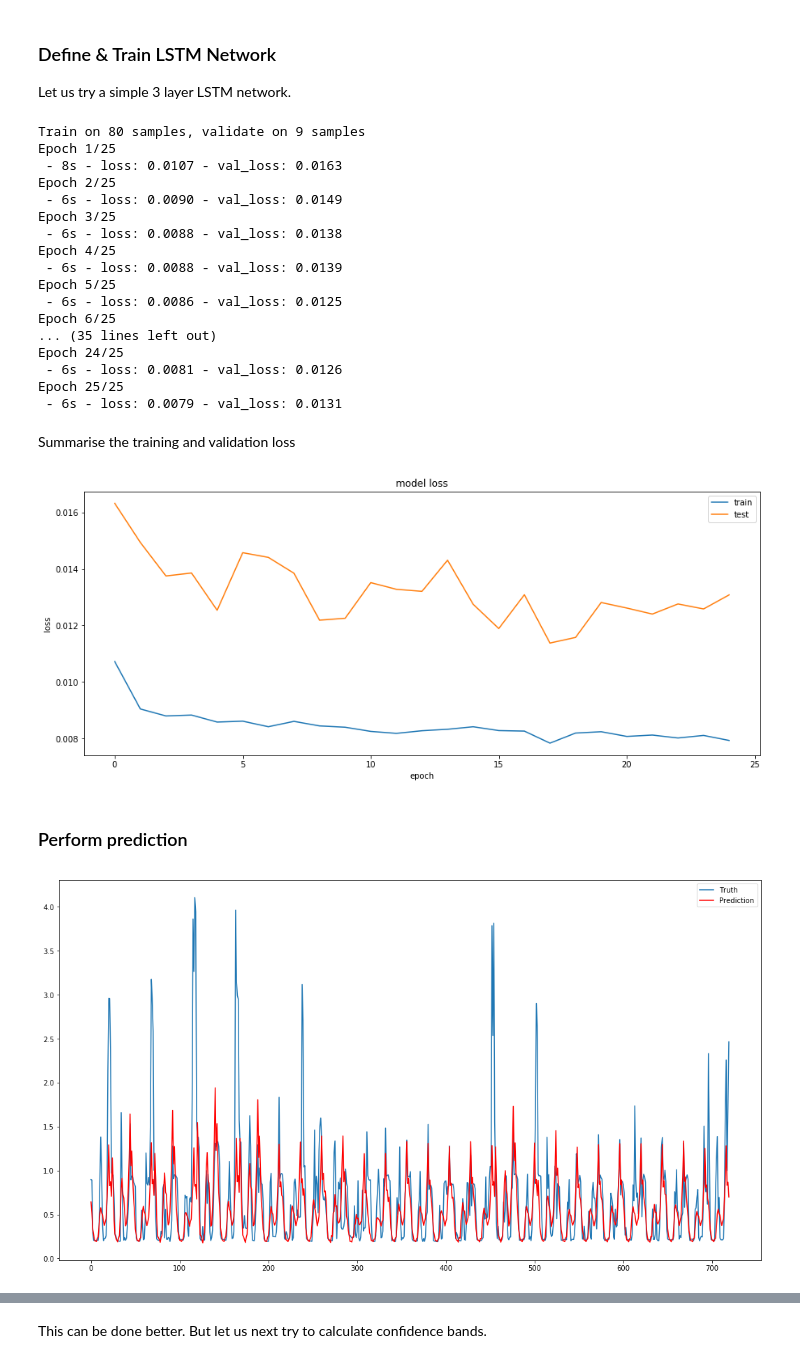
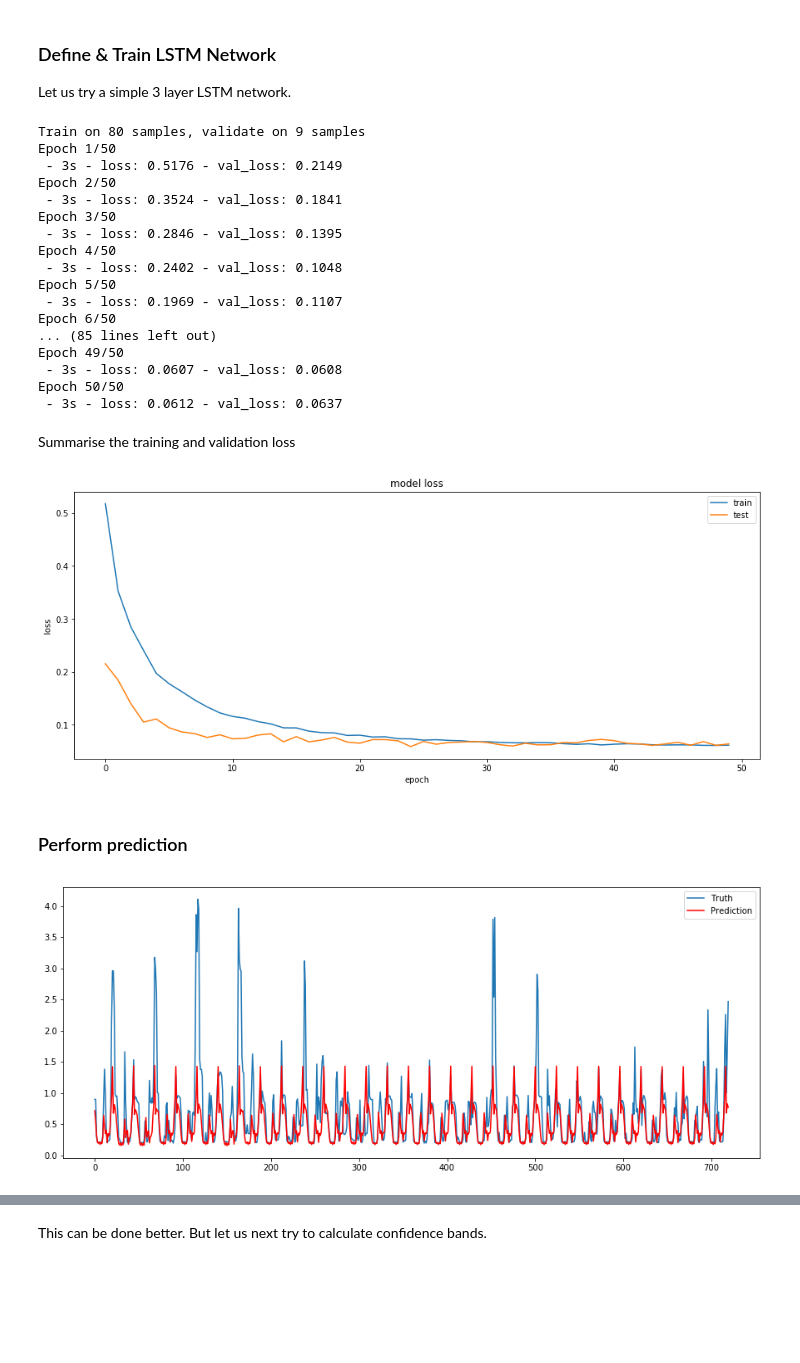
Before and after one commit to anofox/m3_konferenz, a Jupyter notebook: Univariate LSTM.ipynb, the cells around one changed output, grey strips where cells are left out. Saved outputs shown, nothing was run; the diff lists cells and outputs as text; code cells hidden in the pictures; blank space fills up the shorter version.

```diff
--- a/Univariate LSTM.ipynb
+++ b/Univariate LSTM.ipynb
@@ -52,7 +53,7 @@ You may have to modify the data preparation file (*00_load_smart_meter_data.R*)
 - One days ahead prediction
 # %%
 data_path = 'prepared_data/london_smart_meter/'
-file = 'smart_meters_london_cleaned_same_start.csv'
+file = 'smart_meters_london_cleaned_same_start_with_weather_example.csv'
 h_params = {'n_in': 24, 'n_out': 24, 'step_foreward': 24, 'column_value': 'energy'}
 date_train =  datetime.strptime('2014-01-27 23:00:00', '%Y-%m-%d %H:%M:%S')
 # %% [markdown]
@@ -144,36 +154,44 @@ train_X.shape
 ### Define & Train LSTM Network
 
 Let us try a simple 3 layer LSTM network.
+# %%
+def keras_model(rate):
+    model = Sequential()
+    model.add(Dropout(rate, input_shape=(train_X.shape[1], train_X.shape[2])))
+    lstm = LSTM(256, recurrent_dropout=0.3)
+    model.add(lstm)
+    model.add(Dropout(rate))
+    model.add(Dense(128))
+    model.add(Dropout(rate))
+    model.add(Dense(128))
+    model.add(Dropout(rate))
+    model.add(Dense(128))
+    model.add(Dense(h_params['n_out']))
+    return model
 # %%
-model = Sequential()
-model.add(LSTM(128, input_shape=(train_X.shape[1], train_X.shape[2]), return_sequences=True))
-model.add(Dropout(0.2))
-model.add(LSTM(64, return_sequences=True))
-model.add(Dropout(0.2))
-model.add(LSTM(32))
-model.add(Dense(h_params['n_out']))
-model.compile(loss='mean_squared_error', optimizer = keras.optimizers.RMSprop(lr=0.0005, rho=0.9, epsilon=1e-08, decay=0.0002))
+model = keras_model(0.2)
+model.compile(loss='mae', optimizer = keras.optimizers.RMSprop(lr=0.0005, rho=0.9, epsilon=1e-08, decay=0.0002))
 
 # fit network
-history = model.fit(train_X, train_y, epochs=25, batch_size=1, validation_split = .1, verbose=2, shuffle=True)
+history = model.fit(train_X, train_y, epochs=50, batch_size=1, validation_split = .1, verbose=2, shuffle=True)
 # %% [output]
 Train on 80 samples, validate on 9 samples
-Epoch 1/25
- - 8s - loss: 0.0107 - val_loss: 0.0163
-Epoch 2/25
- - 6s - loss: 0.0090 - val_loss: 0.0149
-Epoch 3/25
- - 6s - loss: 0.0088 - val_loss: 0.0138
-Epoch 4/25
- - 6s - loss: 0.0088 - val_loss: 0.0139
-Epoch 5/25
- - 6s - loss: 0.0086 - val_loss: 0.0125
-Epoch 6/25
-... (35 lines left out)
-Epoch 24/25
- - 6s - loss: 0.0081 - val_loss: 0.0126
-Epoch 25/25
- - 6s - loss: 0.0079 - val_loss: 0.0131
+Epoch 1/50
+ - 3s - loss: 0.5176 - val_loss: 0.2149
+Epoch 2/50
+ - 3s - loss: 0.3524 - val_loss: 0.1841
+Epoch 3/50
+ - 3s - loss: 0.2846 - val_loss: 0.1395
+Epoch 4/50
+ - 3s - loss: 0.2402 - val_loss: 0.1048
+Epoch 5/50
+ - 3s - loss: 0.1969 - val_loss: 0.1107
+Epoch 6/50
+... (85 lines left out)
+Epoch 49/50
+ - 3s - loss: 0.0607 - val_loss: 0.0608
+Epoch 50/50
+ - 3s - loss: 0.0612 - val_loss: 0.0637
 # %% [markdown]
 Summarise the training and validation loss
 # %%
@@ -185,7 +203,7 @@ plt.xlabel('epoch')
 plt.legend(['train', 'test'], loc='upper right')
 plt.show()
 # %% [output]
-[figure, old version]
+[figure, new version]
 # %% [markdown]
 ### Perform prediction
 # %%
@@ -195,13 +213,12 @@ prediction = model.predict(test_X)
 yHat = scaler.inverse_transform(prediction).reshape(prediction.shape[0] * prediction.shape[1])
 y = scaler.inverse_transform(test_y).reshape(prediction.shape[0] * prediction.shape[1])
 # %%
-plt.figure(figsize=(18,10))
 plt.plot(y)
 plt.plot(yHat, color='red')
 plt.legend(['Truth', 'Prediction'], loc='upper right')
 plt.show()
 # %% [output]
-[figure, old version]
+[figure, new version]
 # %%
 mape = np.mean(np.abs((yHat - y) / y )) * 100
 smape = np.mean(np.abs((yHat - y) / (np.abs(y) + np.abs(yHat)) )) * 100
```
Also changed, not shown: parts of 22 cells of this notebook, 1 other file.
